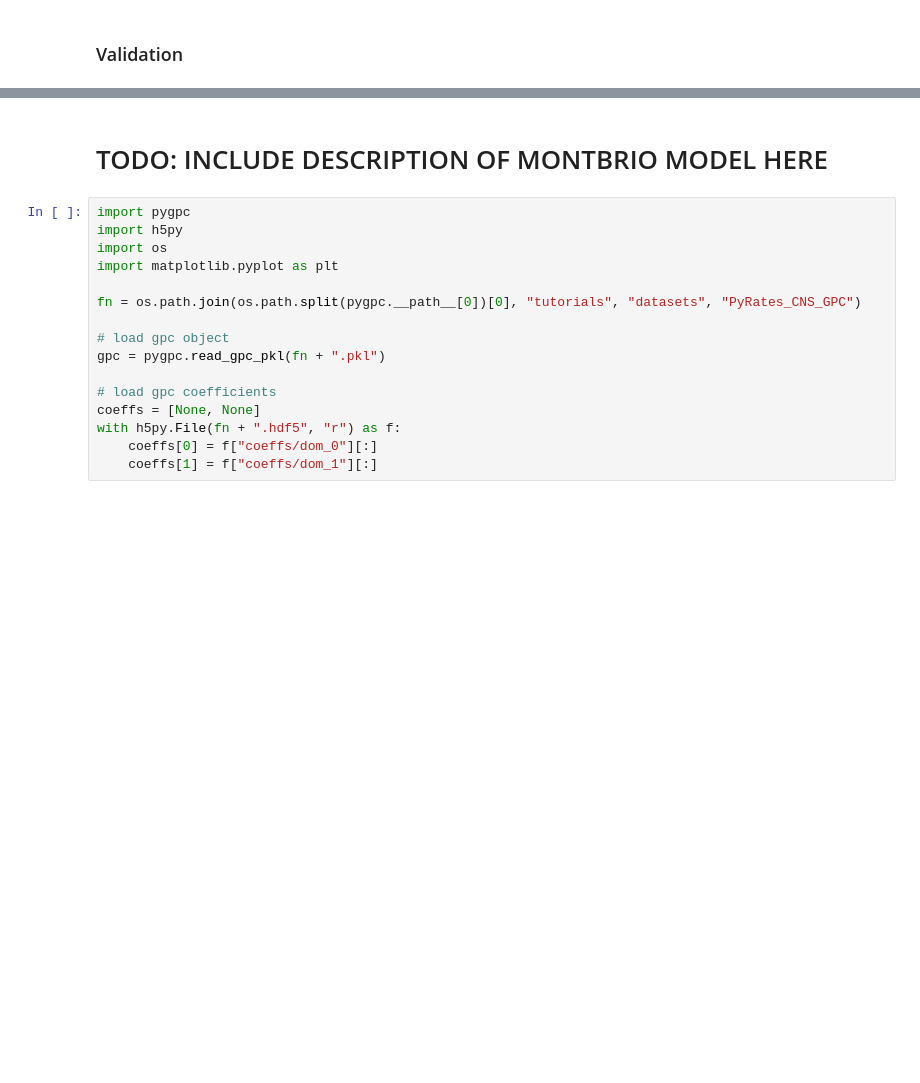
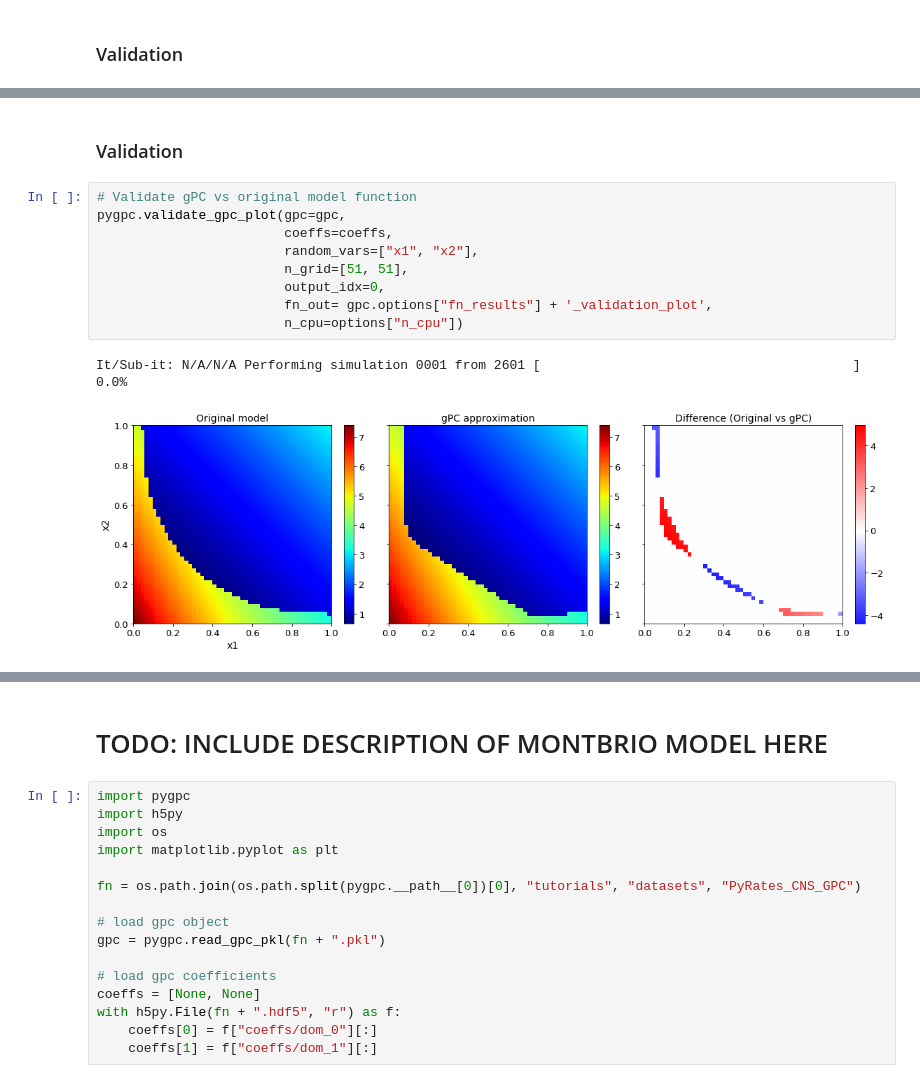
Before and after one commit to pygpc-polynomial-chaos/pygpc, a Jupyter notebook: tutorials/Tutorial_pygpc_pyrates_BaCI.ipynb, the cells around one changed output, grey strips where cells are left out. Saved outputs shown, nothing was run; the diff lists cells and outputs as text; blank space fills up the shorter version.

```diff
--- a/tutorials/Tutorial_pygpc_pyrates_BaCI.ipynb
+++ b/tutorials/Tutorial_pygpc_pyrates_BaCI.ipynb
@@ -650,0 +749,14 @@ It/Sub-it: N/A/N/A Performing simulation 00001 from 10000 [
+# %% [markdown]
+### Validation
+# %%
+# Validate gPC vs original model function
+pygpc.validate_gpc_plot(gpc=gpc,
+                        coeffs=coeffs,
+                        random_vars=["x1", "x2"],
+                        n_grid=[51, 51],
+                        output_idx=0,
+                        fn_out= gpc.options["fn_results"] + '_validation_plot',
+                        n_cpu=options["n_cpu"])
+# %% [output]
+It/Sub-it: N/A/N/A Performing simulation 0001 from 2601 [                                        ] 0.0%
+[figure, added]
```
Also changed, not shown: parts of 18 cells of this notebook, 4 other files.
